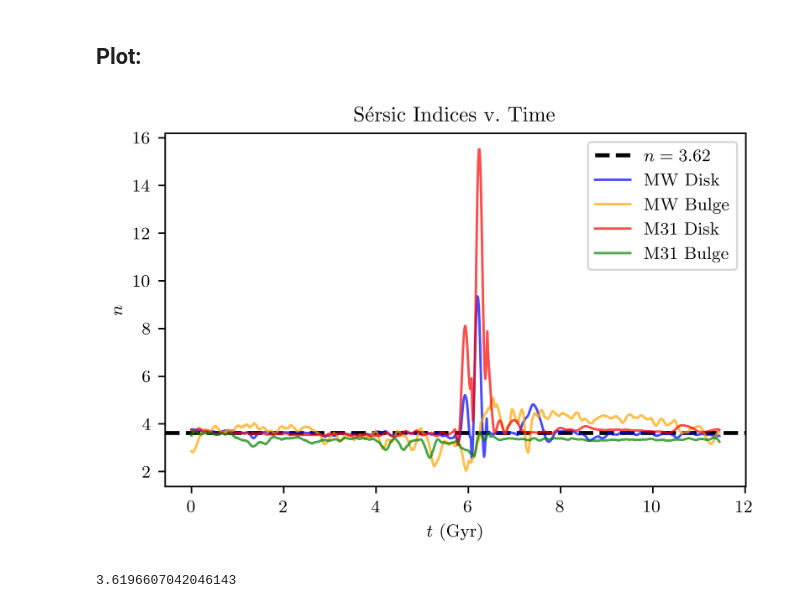
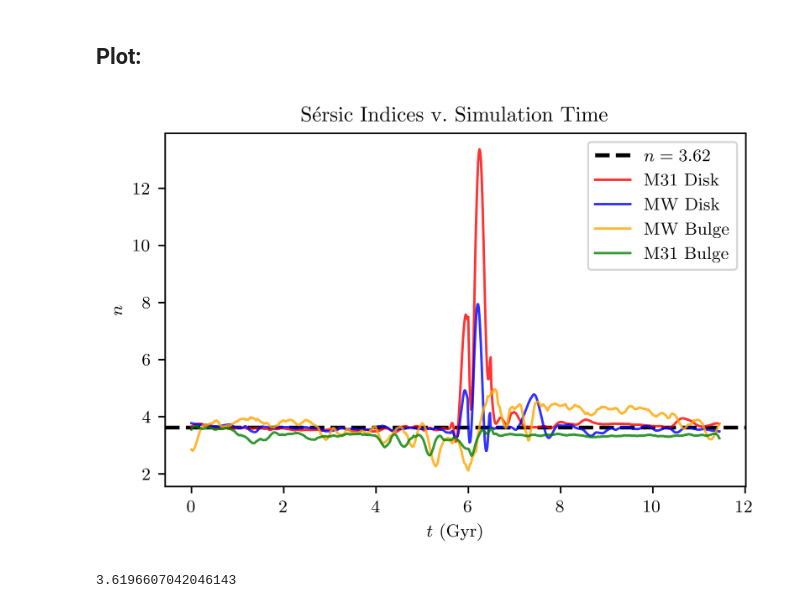
Before and after one commit to gabeweible/400B_2023_Weible, a Jupyter notebook: ResearchAssignments/ResearchAssignment6/notebooks/sersic_plotting.ipynb, the cells around one changed output. Saved outputs shown, nothing was run; the diff lists cells and outputs as text; code cells hidden in the pictures.

```diff
--- a/ResearchAssignments/ResearchAssignment6/notebooks/sersic_plotting.ipynb
+++ b/ResearchAssignments/ResearchAssignment6/notebooks/sersic_plotting.ipynb
@@ -25,12 +25,12 @@ from scipy.signal import savgol_filter
 ## Read in data:
 # %%
 # Milky Way:
-MW_disk_n = np.genfromtxt('MW_Disk_sersic_indices.txt', delimiter=',')
-MW_bulge_n = np.genfromtxt('MW_Bulge_sersic_indices.txt', delimiter=',')
+MW_disk_n = np.genfromtxt('/Users/gabeweible/OneDrive/junior/astr_400b/400B_2023_Weible/ResearchAssignments/ResearchAssignment6/sersic_indices/MW_Disk_sersic_indices.txt', delimiter=',')
+MW_bulge_n = np.genfromtxt('/Users/gabeweible/OneDrive/junior/astr_400b/400B_2023_Weible/ResearchAssignments/ResearchAssignment6/sersic_indices/MW_Bulge_sersic_indices.txt', delimiter=',')
 
 # Andromeda:
-M31_disk_n = np.genfromtxt('M31_Disk_sersic_indices.txt', delimiter=',')
-M31_bulge_n = np.genfromtxt('M31_Bulge_sersic_indices.txt', delimiter=',')
+M31_disk_n = np.genfromtxt('/Users/gabeweible/OneDrive/junior/astr_400b/400B_2023_Weible/ResearchAssignments/ResearchAssignment6/sersic_indices/M31_Disk_sersic_indices.txt', delimiter=',')
+M31_bulge_n = np.genfromtxt('/Users/gabeweible/OneDrive/junior/astr_400b/400B_2023_Weible/ResearchAssignments/ResearchAssignment6/sersic_indices/M31_Bulge_sersic_indices.txt', delimiter=',')
 
 # Remove NaN at the end from extra comma:
 MW_disk_n = MW_disk_n[:-1]
@@ -41,7 +41,7 @@ M31_bulge_n = M31_bulge_n[:-1]
 # %% [markdown]
 ## Smooth:
 # %%
-sz = 25 # number of points per fit
+sz = 35 # number of points per fit
 deg = 4 # 2 = quadratic fit, 3 = cubic, etc.
 
 MW_disk_s = savgol_filter(MW_disk_n, sz, deg)
@@ -54,32 +54,31 @@ M31_bulge_s = savgol_filter(M31_bulge_n, sz, deg)
 # %%
 # times:
 t = np.arange(0, 802, 1) * 0.01 / 0.7 # Gyr
 
 # linewidth
 lw = 1.25
 
 # opacity
-a = 0.7
+a = 0.8
 
 fig = plt.figure(figsize=(16/3, 10/3))
 ax = fig.subplots()
 
 # Baseline
 ax.axhline(3.62, label=r'$n = 3.62$', linestyle='--', color='k', lw=2)
 
+ax.plot(t, M31_disk_s, label='M31 Disk', color='r', lw=lw, alpha=a)
 ax.plot(t, MW_disk_s, label='MW Disk', color='b', lw=lw, alpha=a)
 ax.plot(t, MW_bulge_s, label='MW Bulge', color='orange', lw=lw, alpha=a)
-
-ax.plot(t, M31_disk_s, label='M31 Disk', color='r', lw=lw, alpha=a)
 ax.plot(t, M31_bulge_s, label='M31 Bulge', color='g', lw=lw, alpha=a)
 
 ax.legend()
-ax.set(xlabel=r'$t$ (Gyr)', ylabel=r'$n$', title=r"S\'ersic Indices v.~Time")
+ax.set(xlabel=r'$t$ (Gyr)', ylabel=r'$n$', title=r"S\'ersic Indices v.~Simulation Time")
 plt.savefig('indices_v_time.png', facecolor='w')
 
 plt.show()
 # %% [output]
-[figure, old version]
+[figure, new version]
 # %%
 a = (np.mean(MW_disk_n[:802//3]) + np.mean(MW_disk_n[2*802//3:])) / 2
 b = (np.mean(MW_bulge_n[:802//3]) + np.mean(MW_bulge_n[2*802//3:])) / 2
```
Also changed, not shown: 2 other files.
